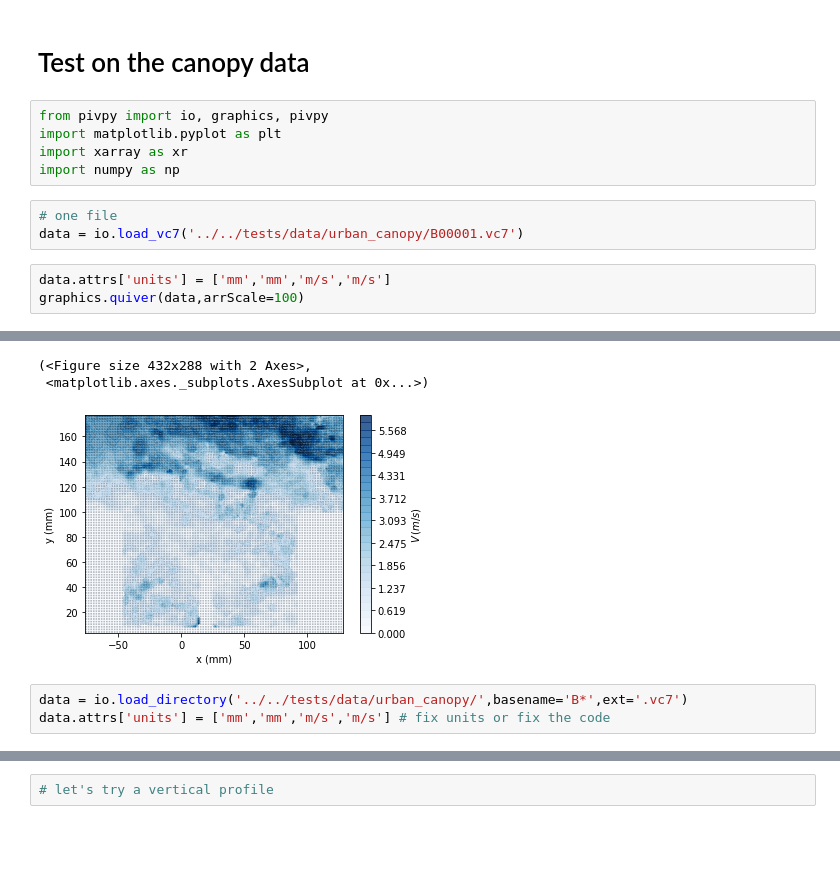
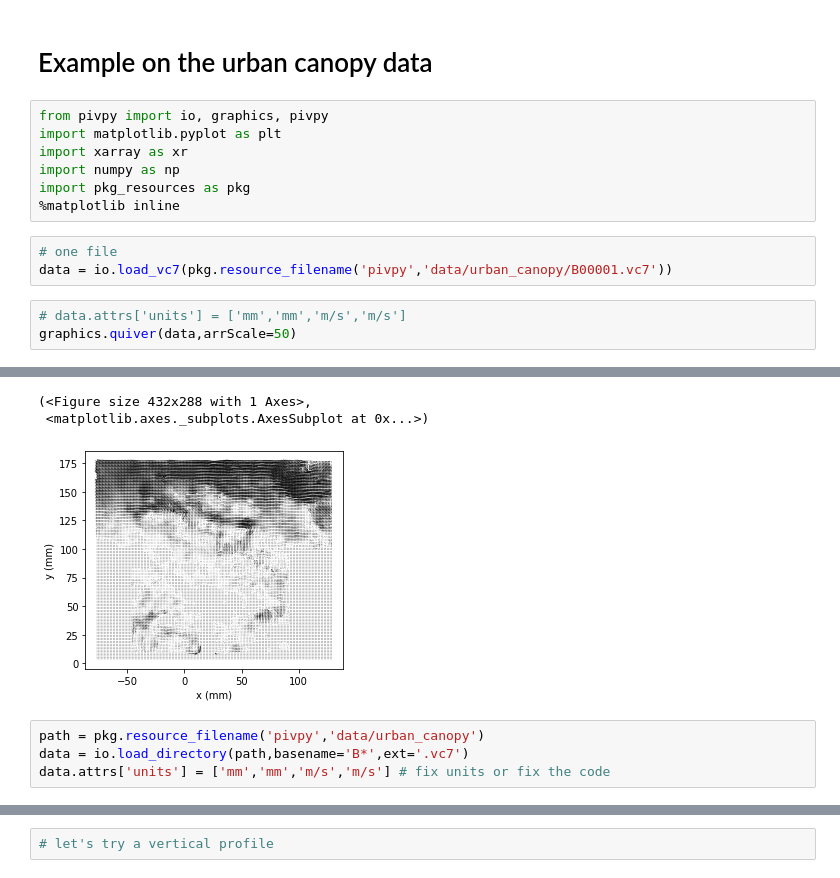
Before and after one commit to alexlib/pivpy, a Jupyter notebook: examples/notebooks/test_urban_canopy.ipynb, the cells around one changed output, grey strips where cells are left out. Cells and saved outputs as stored; diff of their text form; blank space fills up the shorter version.

```diff
--- a/examples/notebooks/test_urban_canopy.ipynb
+++ b/examples/notebooks/test_urban_canopy.ipynb
@@ -1,14 +1,16 @@
 # %% [markdown]
-# Test on the canopy data
+# Example on the urban canopy data
 # %%
 from pivpy import io, graphics, pivpy
 import matplotlib.pyplot as plt
 import xarray as xr
 import numpy as np
+import pkg_resources as pkg
+%matplotlib inline
 # %%
 # one file
-data = io.load_vc7('../../tests/data/urban_canopy/B00001.vc7')
+data = io.load_vc7(pkg.resource_filename('pivpy','data/urban_canopy/B00001.vc7'))
 # %%
-data.attrs['units'] = ['mm','mm','m/s','m/s']
-graphics.quiver(data,arrScale=100)
+# data.attrs['units'] = ['mm','mm','m/s','m/s']
+graphics.quiver(data,arrScale=50)
 # %% [output]
@@ -16,8 +18,9 @@ Warning: function for a single frame, using first frame, supply data.isel(t=N)
-(<Figure size 432x288 with 2 Axes>,
+(<Figure size 432x288 with 1 Axes>,
  <matplotlib.axes._subplots.AxesSubplot at 0x...>)
-[figure, old version]
+[figure, new version]
 # %%
-data = io.load_directory('../../tests/data/urban_canopy/',basename='B*',ext='.vc7')
+path = pkg.resource_filename('pivpy','data/urban_canopy')
+data = io.load_directory(path,basename='B*',ext='.vc7')
 data.attrs['units'] = ['mm','mm','m/s','m/s'] # fix units or fix the code
 # %%
 graphics.quiver(data.isel(t=-1),arrScale=100) # show last
```
Also changed, not shown: parts of 6 cells of this notebook, 5 other files.
